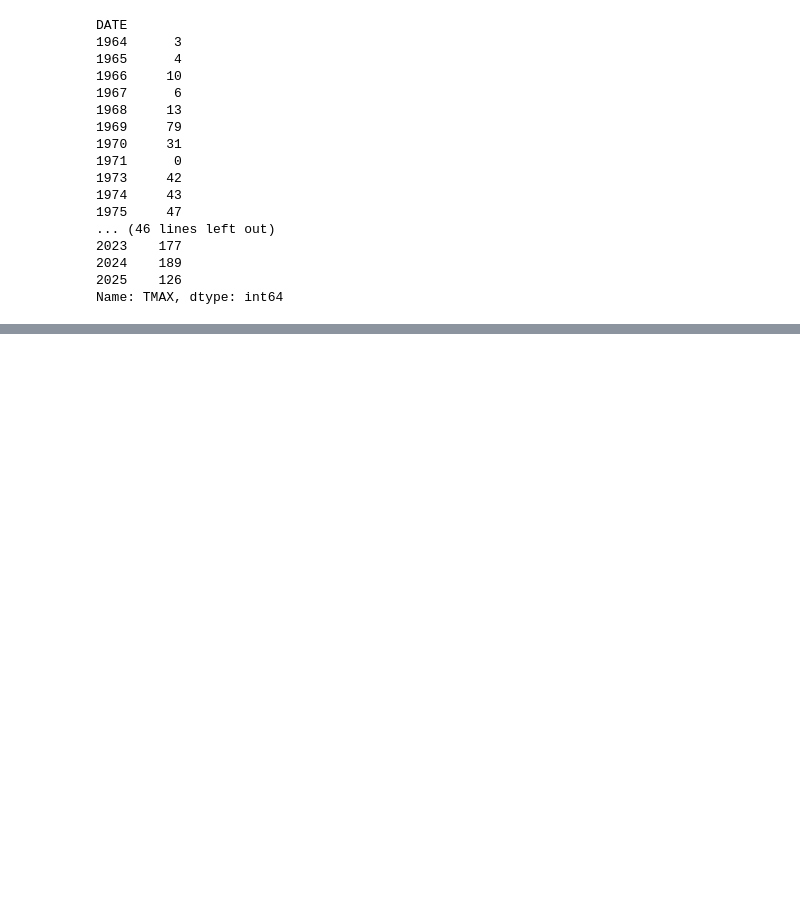
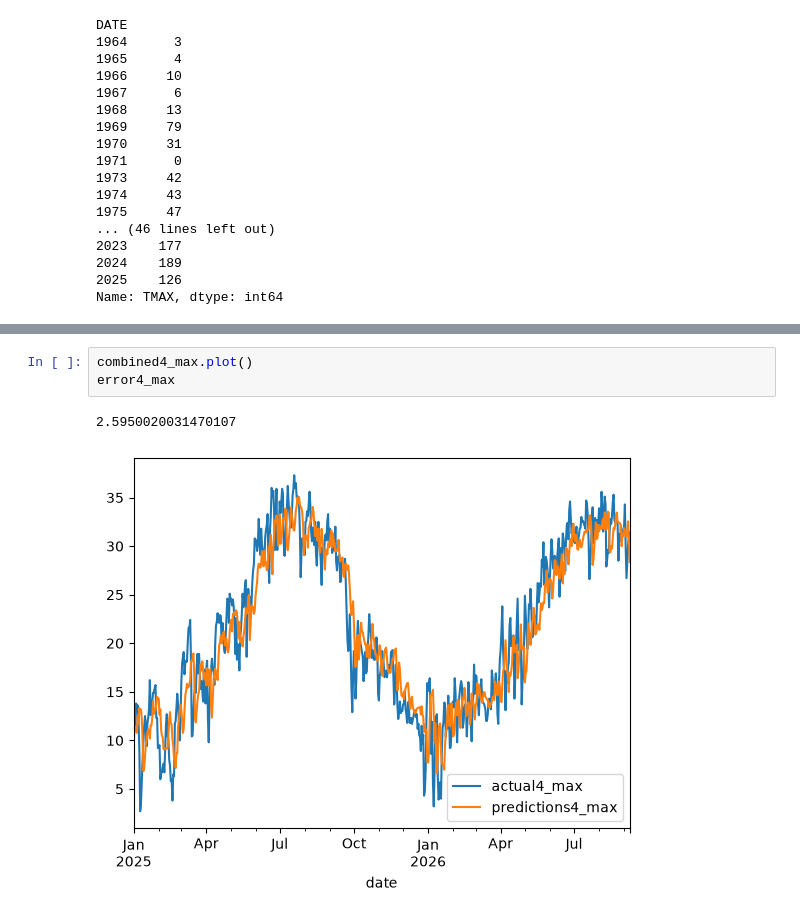
Before and after one commit to congiants/Temperature_Predictor, a Jupyter notebook: notebooks/tinkering_data.ipynb, the cells around one changed output, grey strips where cells are left out. Cells and saved outputs as stored; diff of their text form; blank space fills up the shorter version.

```diff
--- a/notebooks/tinkering_data.ipynb
+++ b/notebooks/tinkering_data.ipynb
@@ -145,0 +464,6 @@ Name: TMAX, dtype: int64
+# %%
+combined4_max.plot()
+error4_max
+# %% [output]
+2.5950020031470107
+[figure, added]
```
Also changed, not shown: parts of 28 cells of this notebook, 1 other file.
